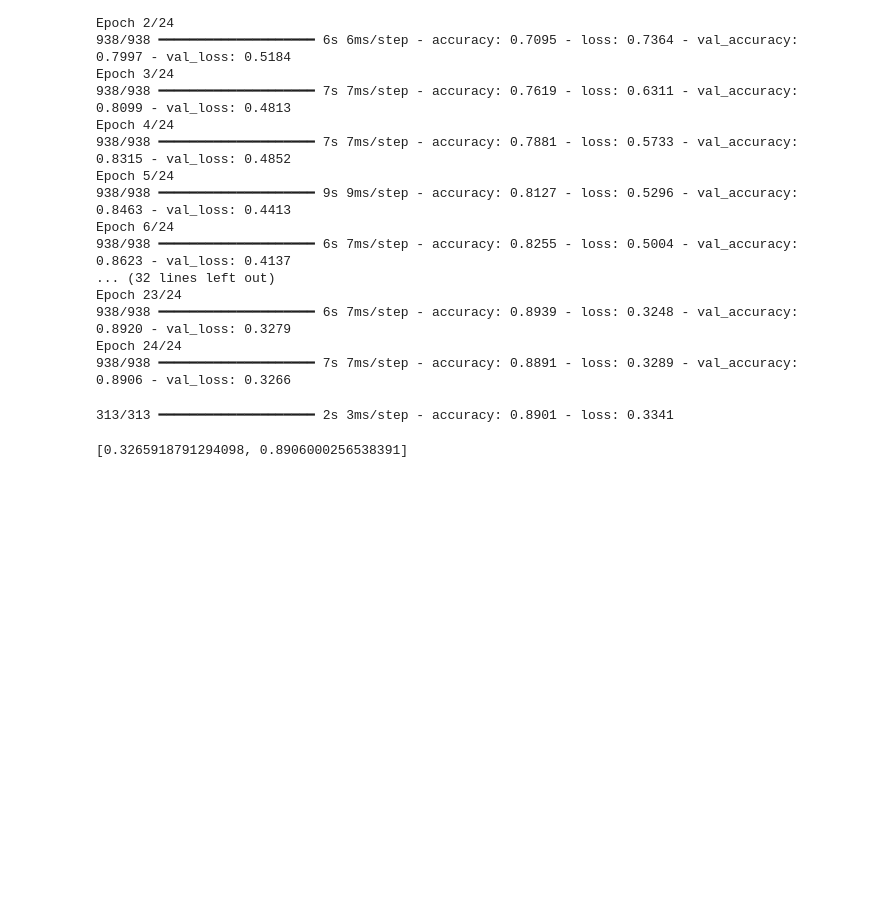
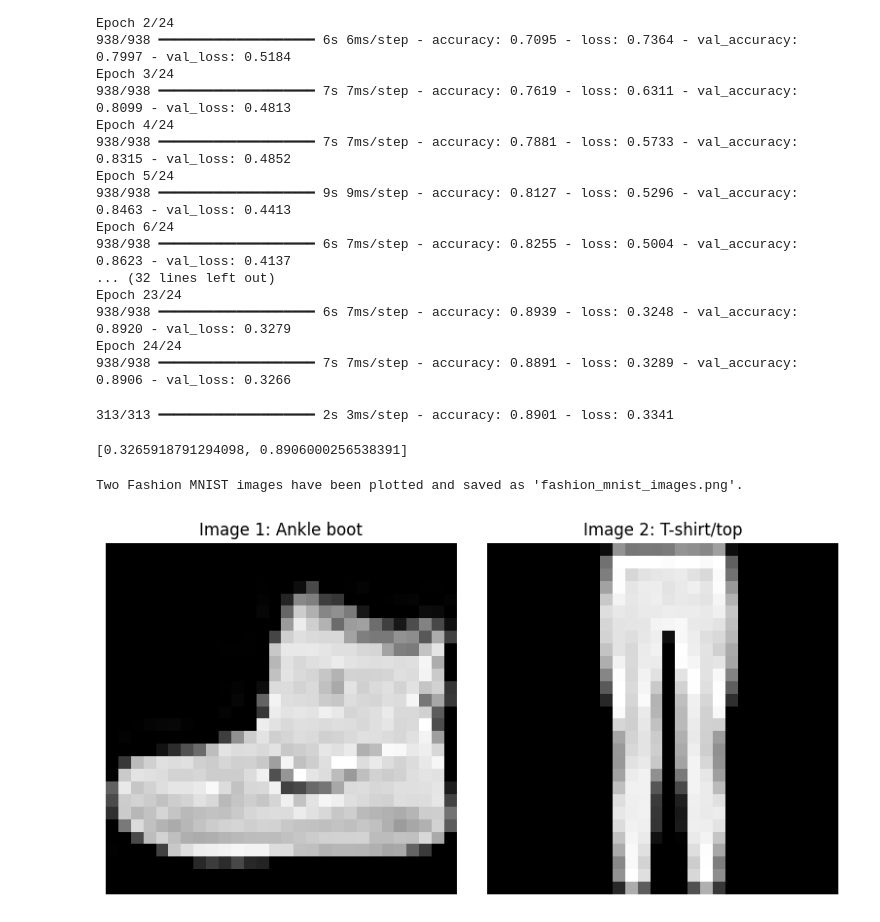
Before and after one commit to Bharat269/FashionMNIST, a Jupyter notebook: CNN_with_builti-n_func.ipynb, the cells around one changed output. Saved outputs shown, nothing was run; the diff lists cells and outputs as text; code cells hidden in the pictures; blank space fills up the shorter version.

```diff
--- a/CNN_with_builti-n_func.ipynb
+++ b/CNN_with_builti-n_func.ipynb
@@ -131,3 +125,61 @@ model.evaluate(test_images,test_labels)
 # %% [output]
 313/313 ━━━━━━━━━━━━━━━━━━━━ 2s 3ms/step - accuracy: 0.8901 - loss: 0.3341
 [0.3265918791294098, 0.8906000256538391]
+# %%
+import numpy as np
+import matplotlib.pyplot as plt
+import struct
+
+def read_idx_images(filename):
+    """Parses an IDX image file and returns a NumPy array."""
+    with open(filename, 'rb') as f:
+        magic, num_images, rows, cols = struct.unpack(">IIII", f.read(16))
+        if magic != 2051:
+            raise ValueError(f"Invalid magic number in {filename}")
+        data = np.fromfile(f, dtype=np.uint8).reshape(num_images, rows, cols)
+    return data
+
+def read_idx_labels(filename):
+    """Parses an IDX label file and returns a NumPy array."""
+    with open(filename, 'rb') as f:
+        magic, num_labels = struct.unpack(">II", f.read(8))
+        if magic != 2049:
+            raise ValueError(f"Invalid magic number in {filename}")
+        data = np.fromfile(f, dtype=np.uint8)
+    return data
+
+try:
+    train_images = read_idx_images('train-images-idx3-ubyte')
+    train_labels = read_idx_labels('train-labels-idx1-ubyte')
+
+    train_images = train_images.reshape((60000, 28, 28, 1))
+    train_images = train_images.astype('float32') / 255
+
+    # Create a figure with two subplots
+    fig, ax = plt.subplots(1, 2, figsize=(8, 4))
+
+    class_names = ['T-shirt/top', 'Trouser', 'Pullover', 'Dress', 'Coat',
+                   'Sandal', 'Shirt', 'Sneaker', 'Bag', 'Ankle boot']
+
+    # Display the first image
+    ax[0].imshow(train_images[0, :, :, 0], cmap='gray')
+    ax[0].set_title(f'Image 1: {class_names[train_labels[0]]}')
+    ax[0].axis('off')
+
+    # Display the second image
+    ax[1].imshow(train_images[38, :, :, 0], cmap='gray')
+    ax[1].set_title(f'Image 2: {class_names[train_labels[1]]}')
+    ax[1].axis('off')
+
+    # Adjust layout and save the plot
+    plt.tight_layout()
+    plt.savefig('fashion_mnist_images.png')
+
+    print("Two Fashion MNIST images have been plotted and saved as 'fashion_mnist_images.png'.")
+except FileNotFoundError as e:
+    print(f"Error: The file '{e.filename}' was not found. Please ensure the dataset files are in the working directory.")
+except Exception as e:
+    print(f"An unexpected error occurred: {e}")
+# %% [output]
+Two Fashion MNIST images have been plotted and saved as 'fashion_mnist_images.png'.
+[figure, added]
```
Also changed, not shown: parts of 1 cell of this notebook, 1 other file.
